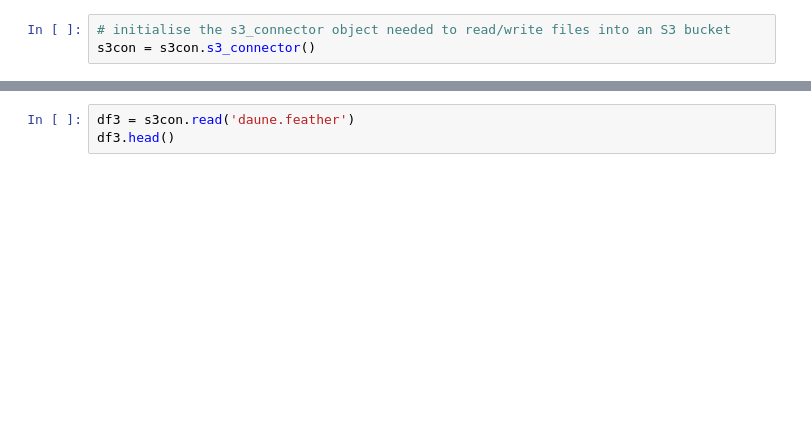
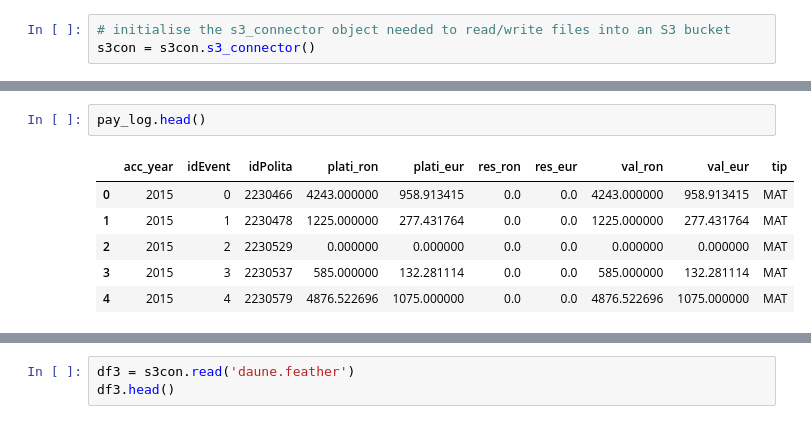
Before and after one commit to CoMa95/InsuranceCompany_Base_Model, a Jupyter notebook: 4. PMOD-41 Claims and payments.ipynb, the cells around one changed output, grey strips where cells are left out. Drawn from its saved outputs; the diff is of its cells as text; blank space fills up the shorter version.

```diff
--- a/4. PMOD-41 Claims and payments.ipynb
+++ b/4. PMOD-41 Claims and payments.ipynb
@@ -16,0 +75,9 @@ s3con = s3con.s3_connector()
+# %%
+pay_log.head()
+# %% [output]
+|  | acc_year | idEvent | idPolita | plati_ron | plati_eur | res_ron | res_eur | val_ron | val_eur | tip |
+| 0 | 2015 | 0 | 2230466 | 4243.000000 | 958.913415 | 0.0 | 0.0 | 4243.000000 | 958.913415 | MAT |
+| 1 | 2015 | 1 | 2230478 | 1225.000000 | 277.431764 | 0.0 | 0.0 | 1225.000000 | 277.431764 | MAT |
+| 2 | 2015 | 2 | 2230529 | 0.000000 | 0.000000 | 0.0 | 0.0 | 0.000000 | 0.000000 | MAT |
+| 3 | 2015 | 3 | 2230537 | 585.000000 | 132.281114 | 0.0 | 0.0 | 585.000000 | 132.281114 | MAT |
+| 4 | 2015 | 4 | 2230579 | 4876.522696 | 1075.000000 | 0.0 | 0.0 | 4876.522696 | 1075.000000 | MAT |
```
Also changed, not shown: parts of 26 cells of this notebook.
